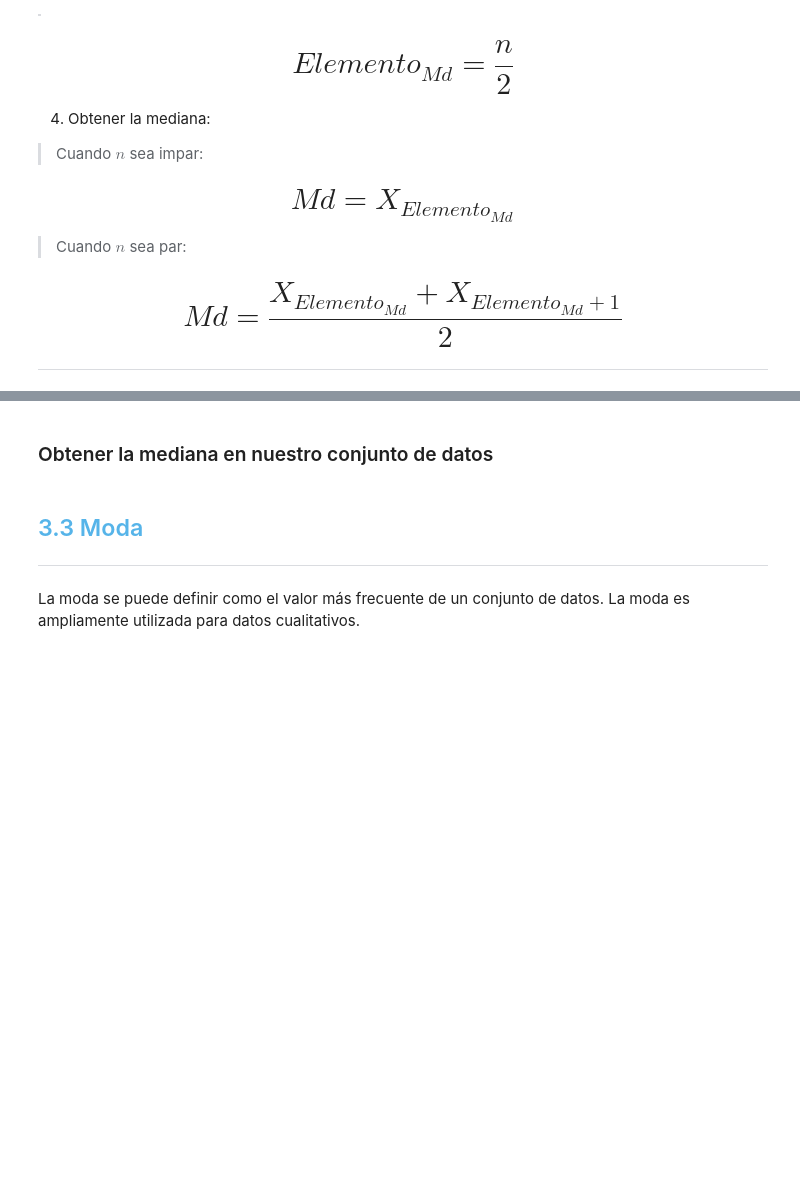
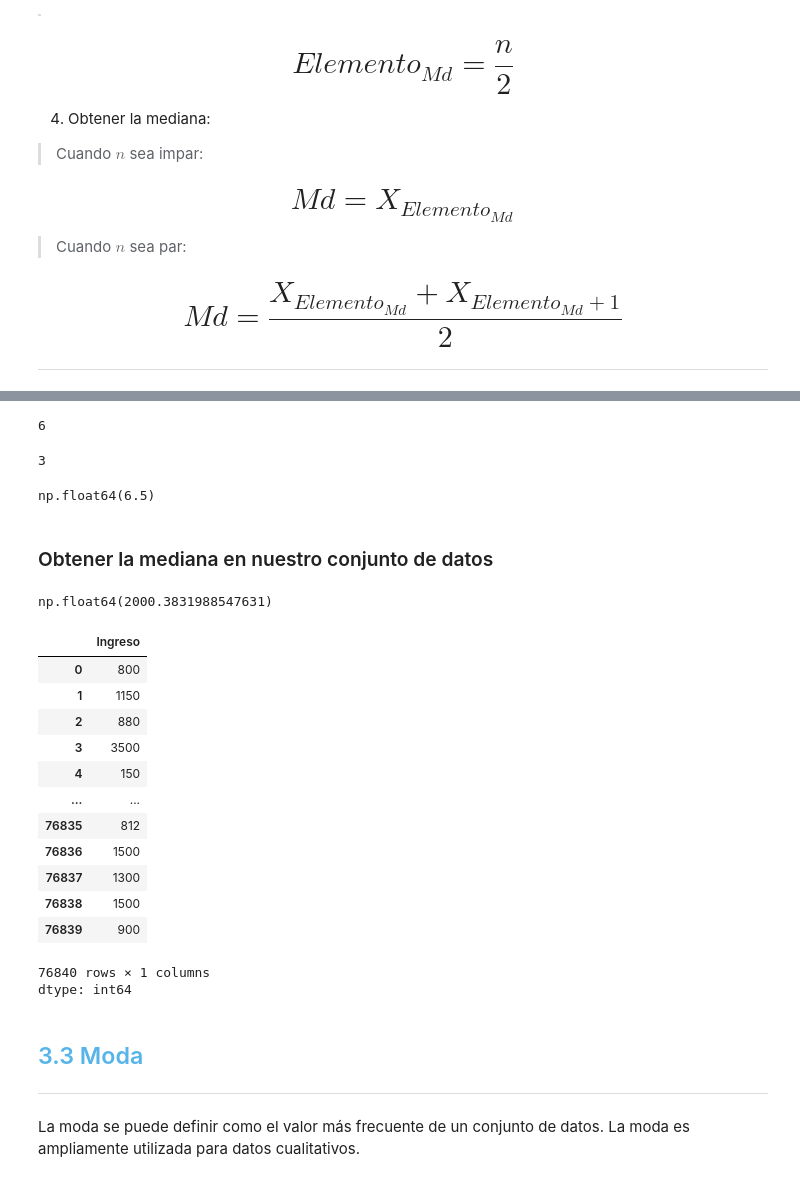
Before and after one commit to mespealva/numpy, a Jupyter notebook: Curso_de_Estadística_con_Python_1.ipynb, the cells around one changed output, grey strips where cells are left out. Drawn from its saved outputs; the diff is of its cells as text; code cells hidden in the pictures; blank space fills up the shorter version.

```diff
--- a/Curso_de_Estadística_con_Python_1.ipynb
+++ b/Curso_de_Estadística_con_Python_1.ipynb
@@ -521,0 +433,5 @@ Para obtener la mediana de un conjunto de datos, debemos proceder de la siguient
+# %%
+n_p = notas_pedro.shape[0]
+n_p
+# %% [output]
+6
@@ -522,5 +440,35 @@ Para obtener la mediana de un conjunto de datos, debemos proceder de la siguient
+# %%
+elemento_md_p = int(n_p/2)
+elemento_md_p
+# %% [output]
+3
+# %%
+(notas_pedro.loc[elemento_md_p-1][1]+ notas_pedro.loc[elemento_md_p][1]) /2
+# %% [output]
+np.float64(6.5)
 # %% [markdown]
 ### Obtener la mediana en nuestro conjunto de datos
+# %%
+datos.Ingreso.mean()
+# %% [output]
+np.float64(2000.3831988547631)
+# %%
+datos.Ingreso
+# %% [output]
+|  | Ingreso |
+| 0 | 800 |
+| 1 | 1150 |
+| 2 | 880 |
+| 3 | 3500 |
+| 4 | 150 |
+| ... | ... |
+| 76835 | 812 |
+| 76836 | 1500 |
+| 76837 | 1300 |
+| 76838 | 1500 |
+| 76839 | 900 |
+76840 rows × 1 columns
+dtype: int64
 # %% [markdown]
 ## <font color=#56B4E9>3.3 Moda</font>
 ***
```
Also changed, not shown: parts of 42 cells of this notebook.
